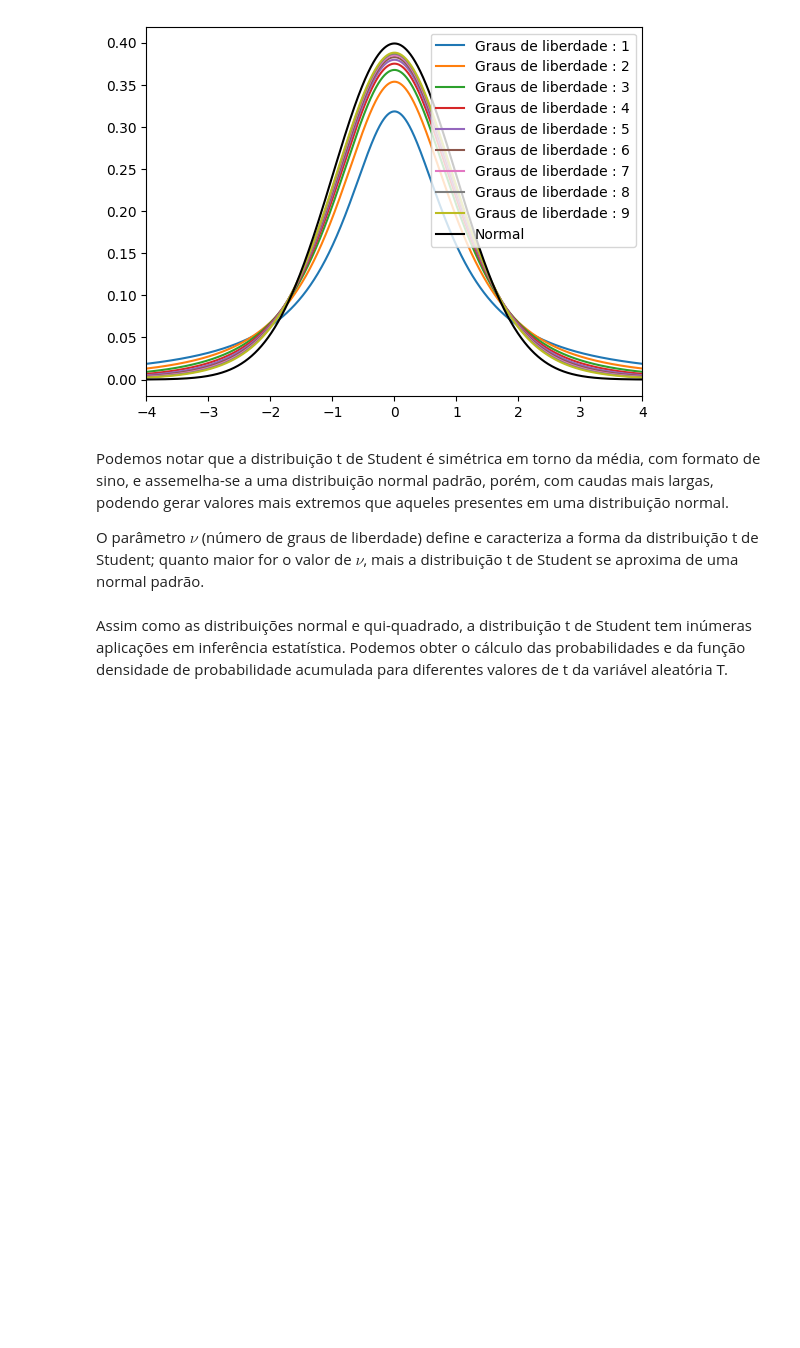
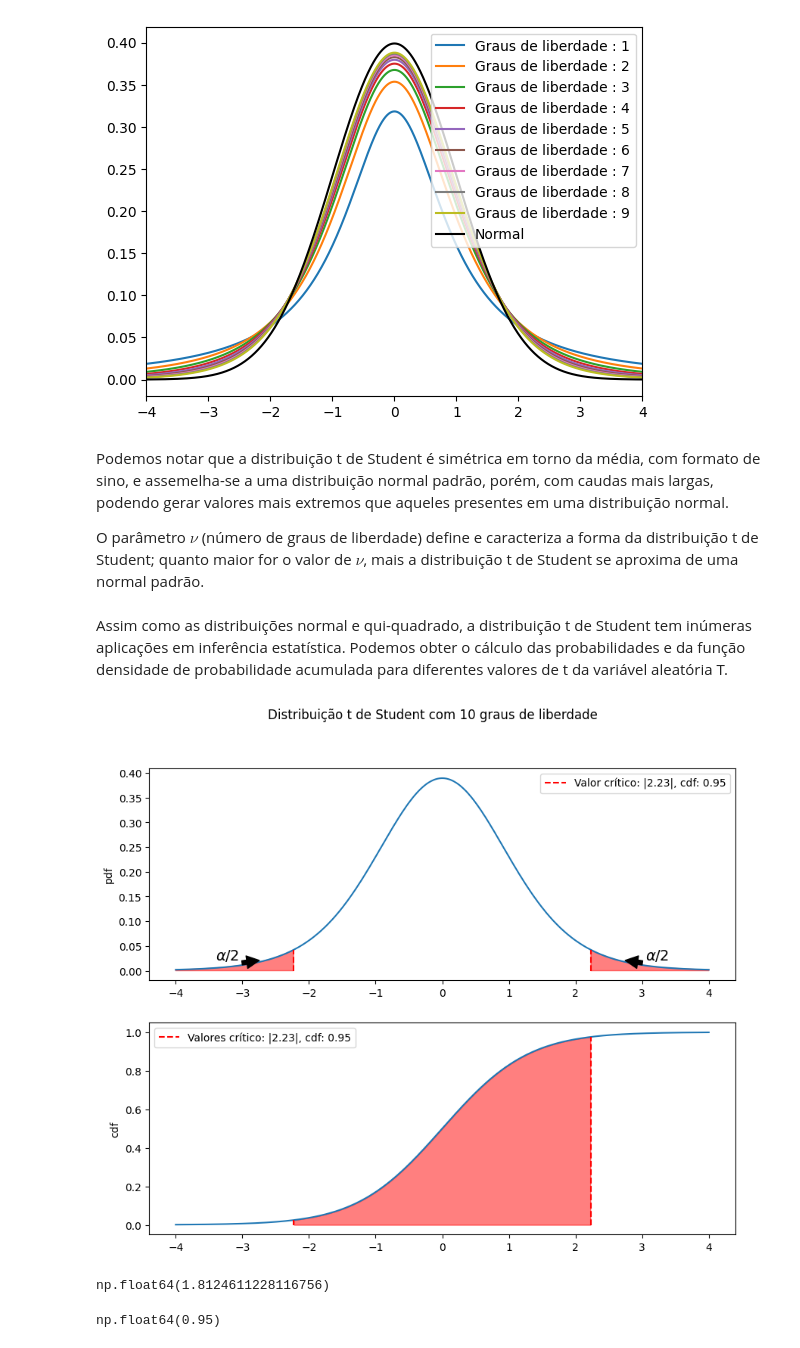
Before and after one commit to PauloViniciusR/Estatistica_dados, a Jupyter notebook: Estatistica_Probabilistica/09_t_student.ipynb, the cells around one changed output. Cells and saved outputs as stored; diff of their text form; code cells hidden in the pictures; blank space fills up the shorter version.

```diff
--- a/Estatistica_Probabilistica/09_t_student.ipynb
+++ b/Estatistica_Probabilistica/09_t_student.ipynb
@@ -45,3 +45,17 @@ Podemos notar que a distribuição t de Student é simétrica em torno da média
 O parâmetro $\nu$ (número de graus de liberdade) define e caracteriza a forma da distribuição t de Student; quanto maior for o valor de $\nu$, mais a distribuição t de Student se aproxima de uma normal padrão.
 # %% [markdown]
 Assim como as distribuições normal e qui-quadrado, a distribuição t de Student tem inúmeras aplicações em inferência estatística. Podemos obter o cálculo das probabilidades e da função densidade de probabilidade acumulada para diferentes valores de t da variável aleatória T.
+# %%
+from graficos import plot_t_student
+
+plot_t_student(10, 0.05)
+# %% [output]
+[figure, added]
+# %%
+t.ppf(0.95, 10)
+# %% [output]
+np.float64(1.8124611228116756)
+# %%
+t.cdf(1.8124611228116756, 10)
+# %% [output]
+np.float64(0.95)
```
Also changed, not shown: parts of 2 cells of this notebook.
